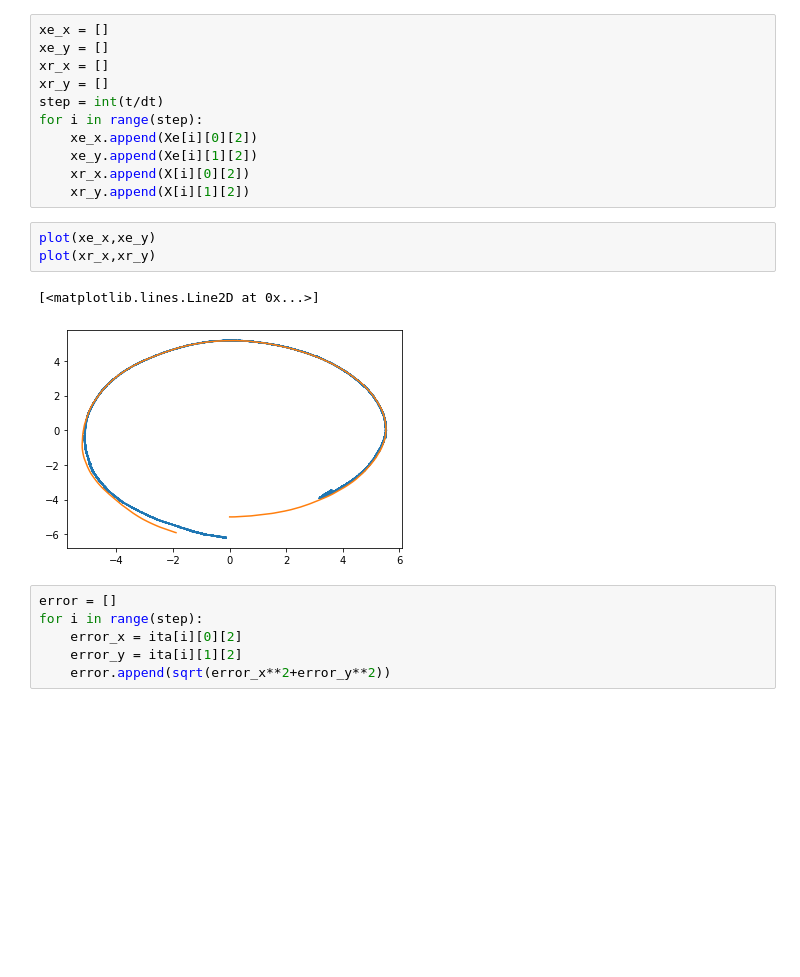
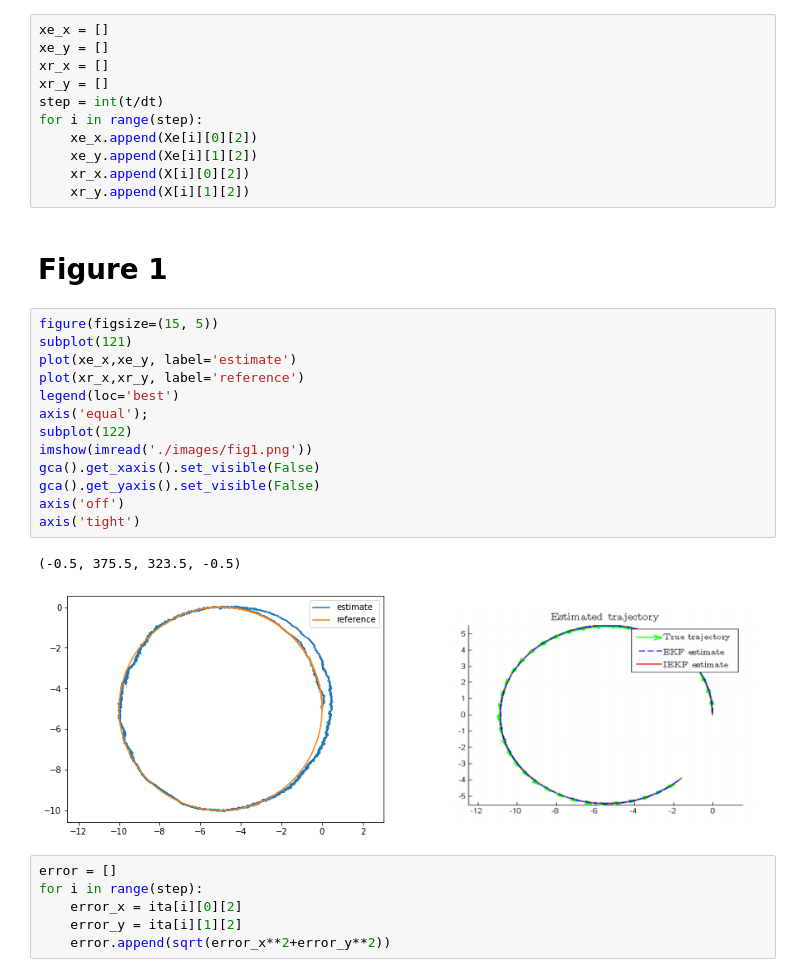
Before and after one commit to wsribunma/SE2_FlowPipes, a Jupyter notebook: IEKF.ipynb, the cells around one changed output. Saved outputs shown, nothing was run; the diff lists cells and outputs as text; blank space fills up the shorter version.

```diff
--- a/IEKF.ipynb
+++ b/IEKF.ipynb
@@ -143,12 +161,24 @@ for i in range(step):
     xe_y.append(Xe[i][1][2])
     xr_x.append(X[i][0][2])
     xr_y.append(X[i][1][2])
-# %%
-plot(xe_x,xe_y)
-plot(xr_x,xr_y)
-# %% [output]
-[<matplotlib.lines.Line2D at 0x...>]
-[figure, removed]
+# %% [markdown]
+# Figure 1
+# %%
+figure(figsize=(15, 5))
+subplot(121)
+plot(xe_x,xe_y, label='estimate')
+plot(xr_x,xr_y, label='reference')
+legend(loc='best')
+axis('equal');
+subplot(122)
+imshow(imread('./images/fig1.png'))
+gca().get_xaxis().set_visible(False)
+gca().get_yaxis().set_visible(False)
+axis('off')
+axis('tight')
+# %% [output]
+(-0.5, 375.5, 323.5, -0.5)
+[figure, added]
 # %%
 error = []
 for i in range(step):
```
Also changed, not shown: parts of 11 cells of this notebook.
